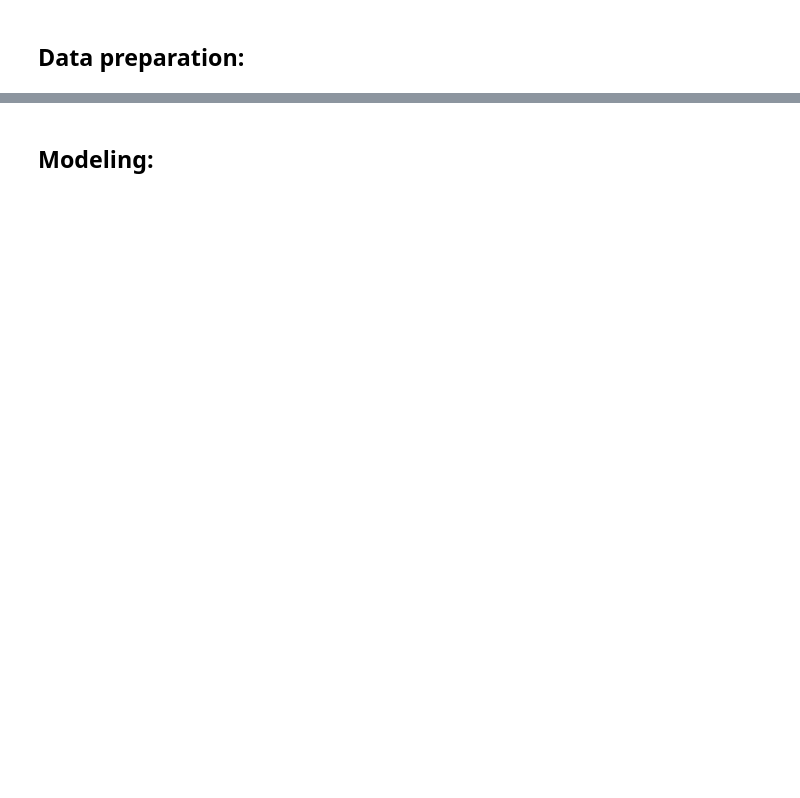
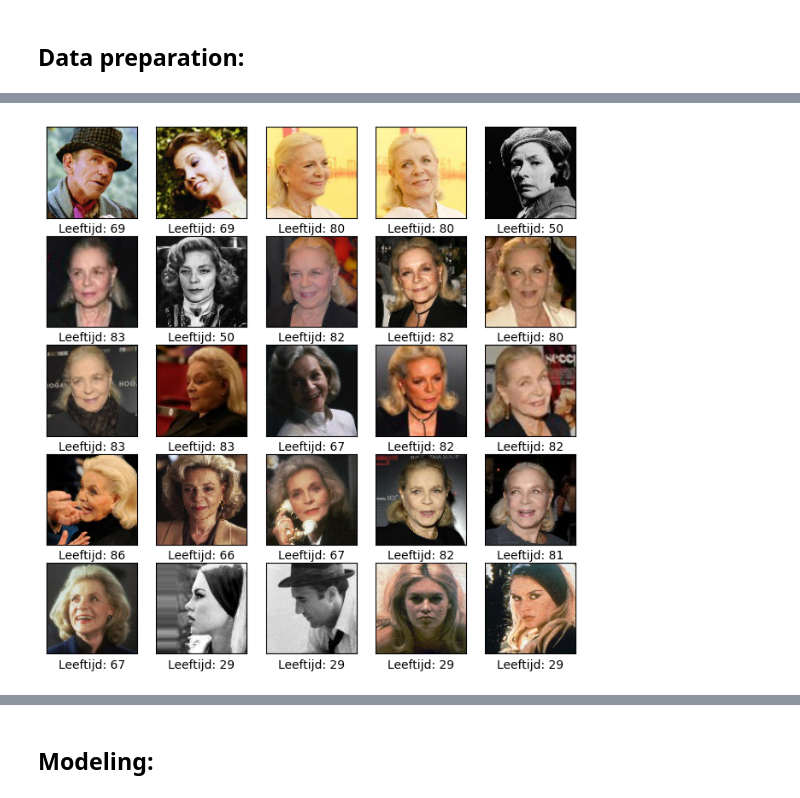
Before and after one commit to usadson/machine-learning, a Jupyter notebook: Thema 2/Huiswerk.ipynb, the cells around one changed output, grey strips where cells are left out. Cells and saved outputs as stored; diff of their text form; code cells hidden in the pictures; blank space fills up the shorter version.

```diff
--- a/Thema 2/Huiswerk.ipynb
+++ b/Thema 2/Huiswerk.ipynb
@@ -150,16 +163,17 @@ def readImage(path: str):
 
 images = [readImage("imdb_crop/" + path) for path in df_filtered['full_path']]
 # %%
-# Lees de afbeeldingen in
-
+# Check of de afbeeldingen oke zijn
 plt.figure(figsize=(8,8))
 for i in range(25):
     plt.subplot(5,5,i+1)  #vul het i-e image
     plt.xticks([]) #geen schaal bij x-as
     plt.yticks([]) #geen schaal bij y-as
     plt.imshow(images[i]) #orginele plaatjes nodig want de rest zit in een genormaliseerde vector
-    plt.xlabel(df_filtered.iloc[i]['age_on_photo'])
+    plt.xlabel(f'Leeftijd: {df_filtered.iloc[i]["age_on_photo"]}')
 plt.show()
+# %% [output]
+[figure, added]
 # %%
 widths = np.array([img.shape[0] for img in images])
 heights = np.array([img.shape[1] for img in images])
```
Also changed, not shown: parts of 21 cells of this notebook, 2 other files.
